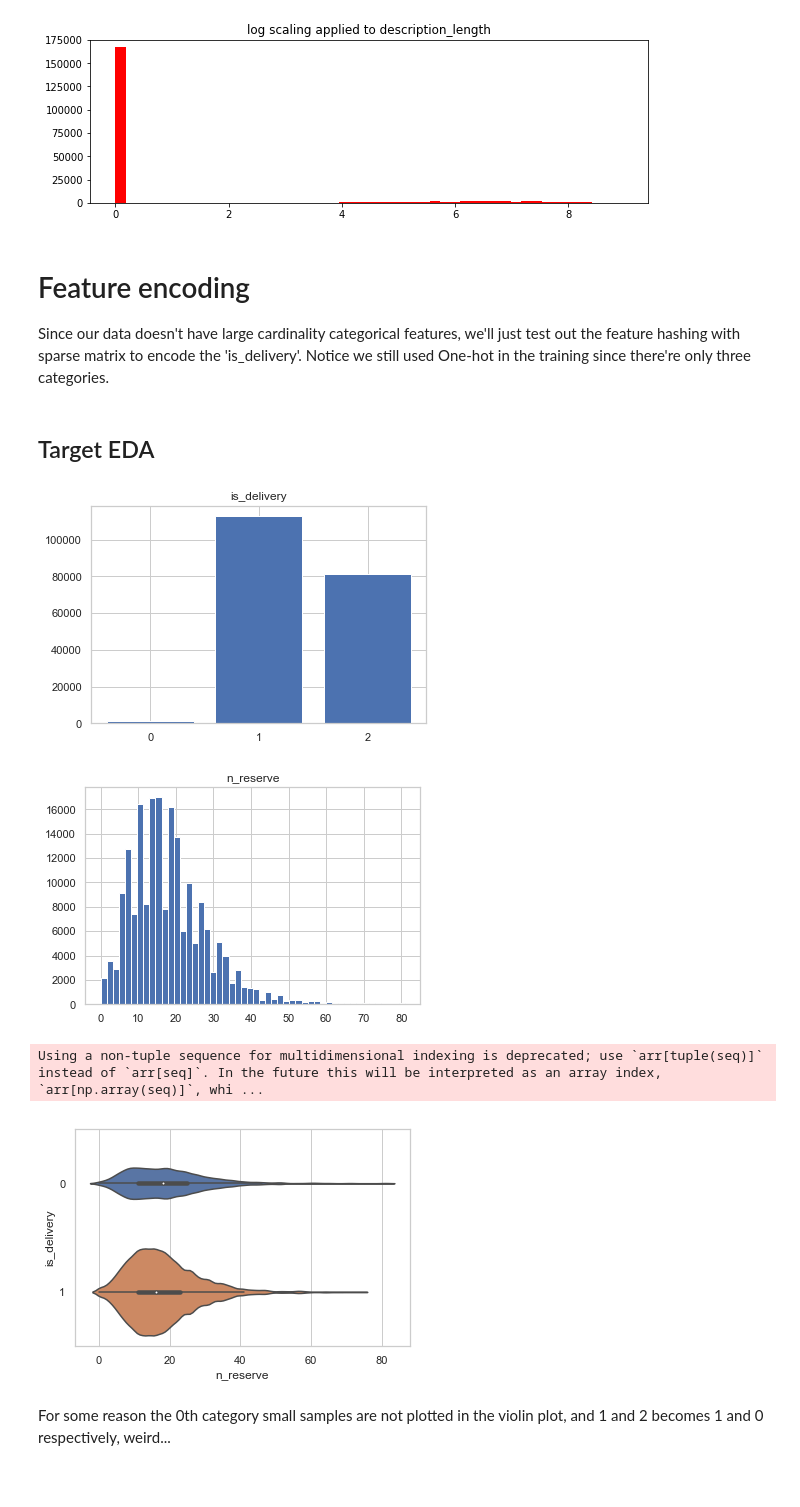
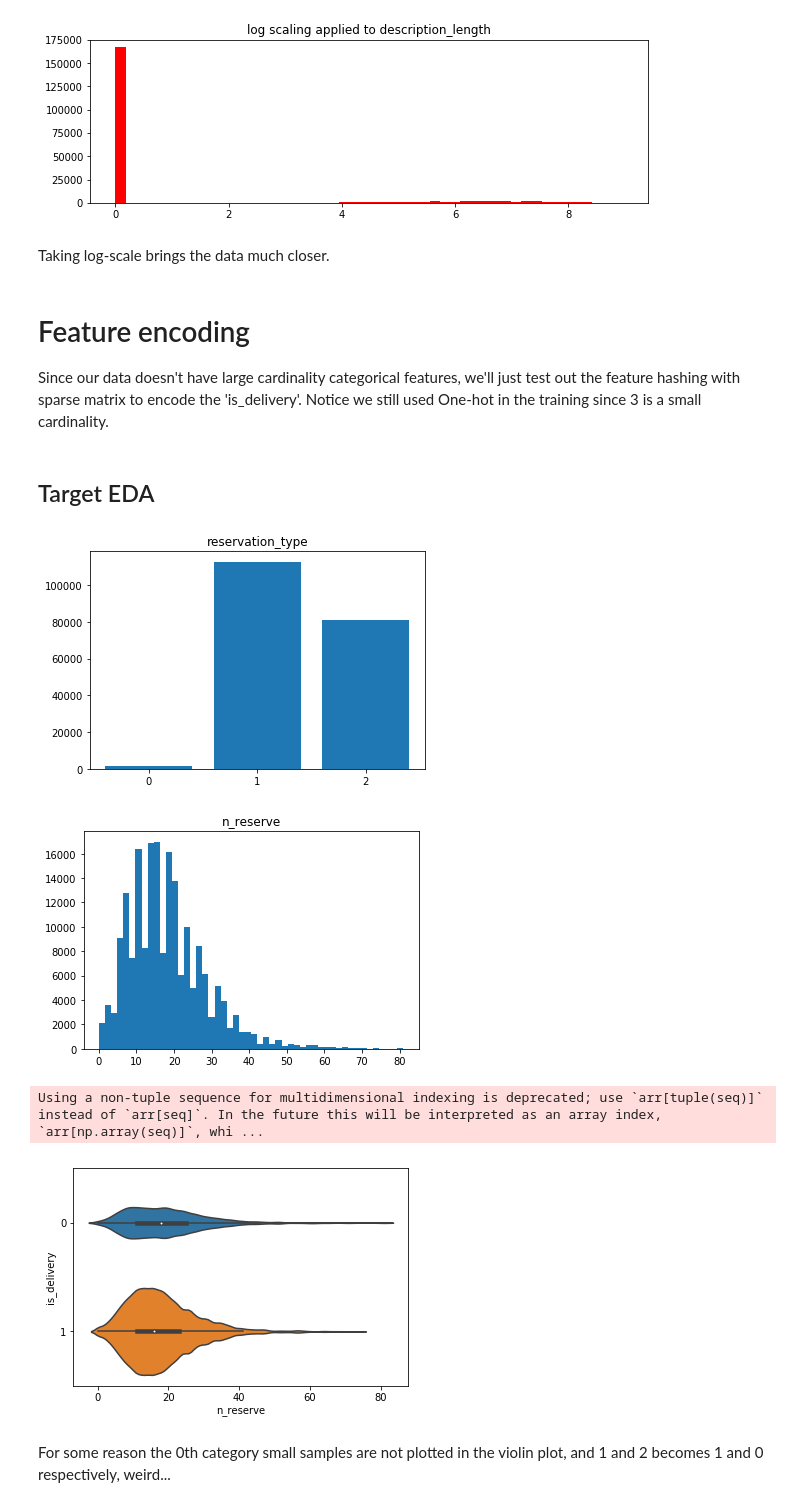
Before and after one commit to ginochen/Dual-branched_DNN_SVM, a Jupyter notebook: Dual_branched_DNN_SVM.ipynb, the cells around one changed output. Drawn from its saved outputs; the diff is of its cells as text; code cells hidden in the pictures; blank space fills up the shorter version.

```diff
--- a/Dual_branched_DNN_SVM.ipynb
+++ b/Dual_branched_DNN_SVM.ipynb
@@ -299,9 +299,11 @@ plt.hist(df['description_length'],bins=50,color='r')
 plt.show()
 # %% [output]
 [figure]
+# %% [markdown]
+Taking log-scale brings the data much closer.
 # %% [markdown]
 # Feature encoding
-Since our data doesn't have large cardinality categorical features, we'll just test out the feature hashing with sparse matrix to encode the 'is_delivery'. Notice we still used One-hot in the training since there're only three categories.
+Since our data doesn't have large cardinality categorical features, we'll just test out the feature hashing with sparse matrix to encode the 'is_delivery'. Notice we still used One-hot in the training since 3 is a small cardinality.
 # %%
 from sklearn.feature_extraction import FeatureHasher
 h = FeatureHasher(n_features=3)
@@ -315,22 +317,22 @@ f.toarray()
 # %%
 # revservation_type
 plt.bar(['0','1','2'],[sum(df['reservation_type']==0),sum(df['reservation_type']==1),sum(df['reservation_type']==2)])
-plt.title('is_delivery')
+plt.title('reservation_type')
 plt.show()
 
 plt.hist(df['n_reserve'],50)
 plt.title('n_reserve')
 plt.show()
 
 #sns.violinplot(x="n_reserve",y="is_delivery",data=df[['n_reserve','is_delivery']], scale="width", palette="Set3")
 #sns.violinplot(data=df[['n_reserve','is_delivery']], scale="width", palette="Set3")
 sns.violinplot(x=df['n_reserve'],y=df['is_delivery'].astype(str),scale ="count",orient=u'h')
 plt.show()
 # %% [output]
-[figure, old version]
+[figure, new version]
-[figure, old version]
+[figure, new version]
 Using a non-tuple sequence for multidimensional indexing is deprecated; use `arr[tuple(seq)]` instead of `arr[seq]`. In the future this will be interpreted as an array index, `arr[np.array(seq)]`, whi ...
-[figure, old version]
+[figure, new version]
 # %% [markdown]
 For some reason the 0th category small samples are not plotted in the violin plot, and 1 and 2 becomes 1 and 0 respectively, weird...
 # %% [markdown]
```
Also changed, not shown: parts of 3 cells of this notebook.
